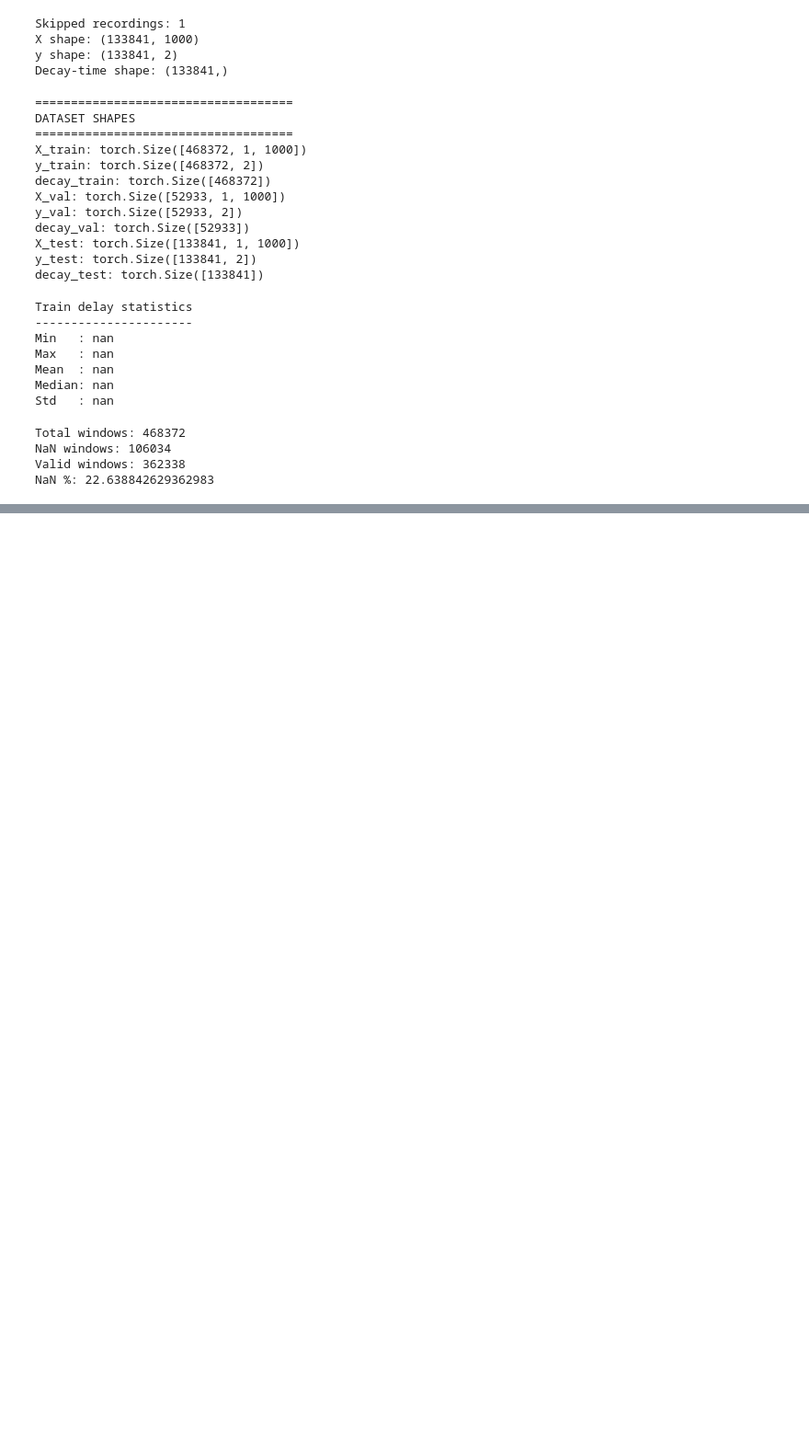
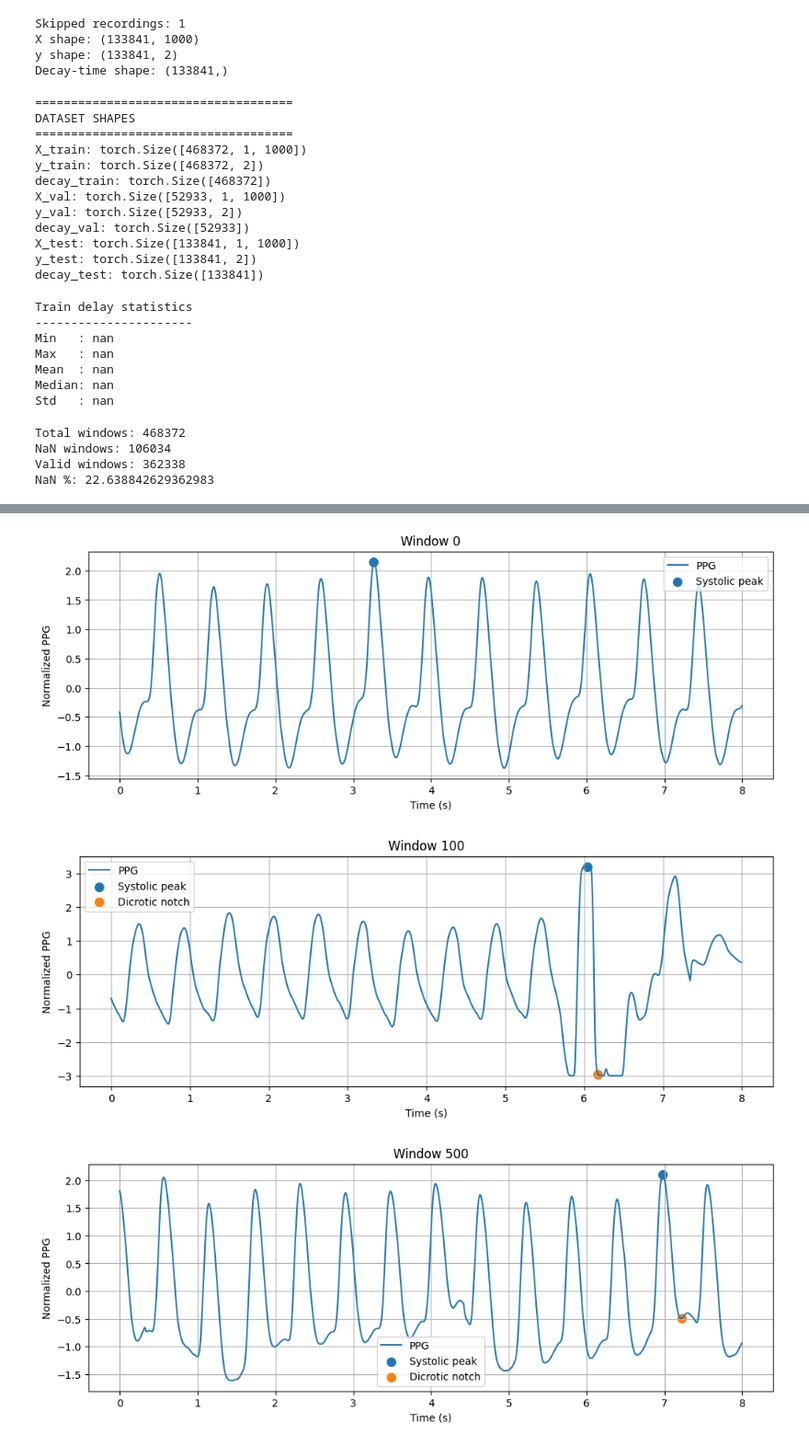
Before and after one commit to Yashvi1701/BP_estimation, a Jupyter notebook: experiments/PINN.ipynb, the cells around one changed output, grey strips where cells are left out. Shown at 92% size. Saved outputs shown, nothing was run; the diff lists cells and outputs as text; code cells hidden in the pictures; blank space fills up the shorter version.

```diff
--- a/experiments/PINN.ipynb
+++ b/experiments/PINN.ipynb
@@ -881,0 +994,9 @@ plt.show()
+# %%
+plot_landmarks(
+    X_train,
+    [0, 100, 500, 1000, 5000]
+)
+# %% [output]
+[figure, added]
+[figure, added]
+[figure, added]
```
Also changed, not shown: parts of 6 cells of this notebook.
